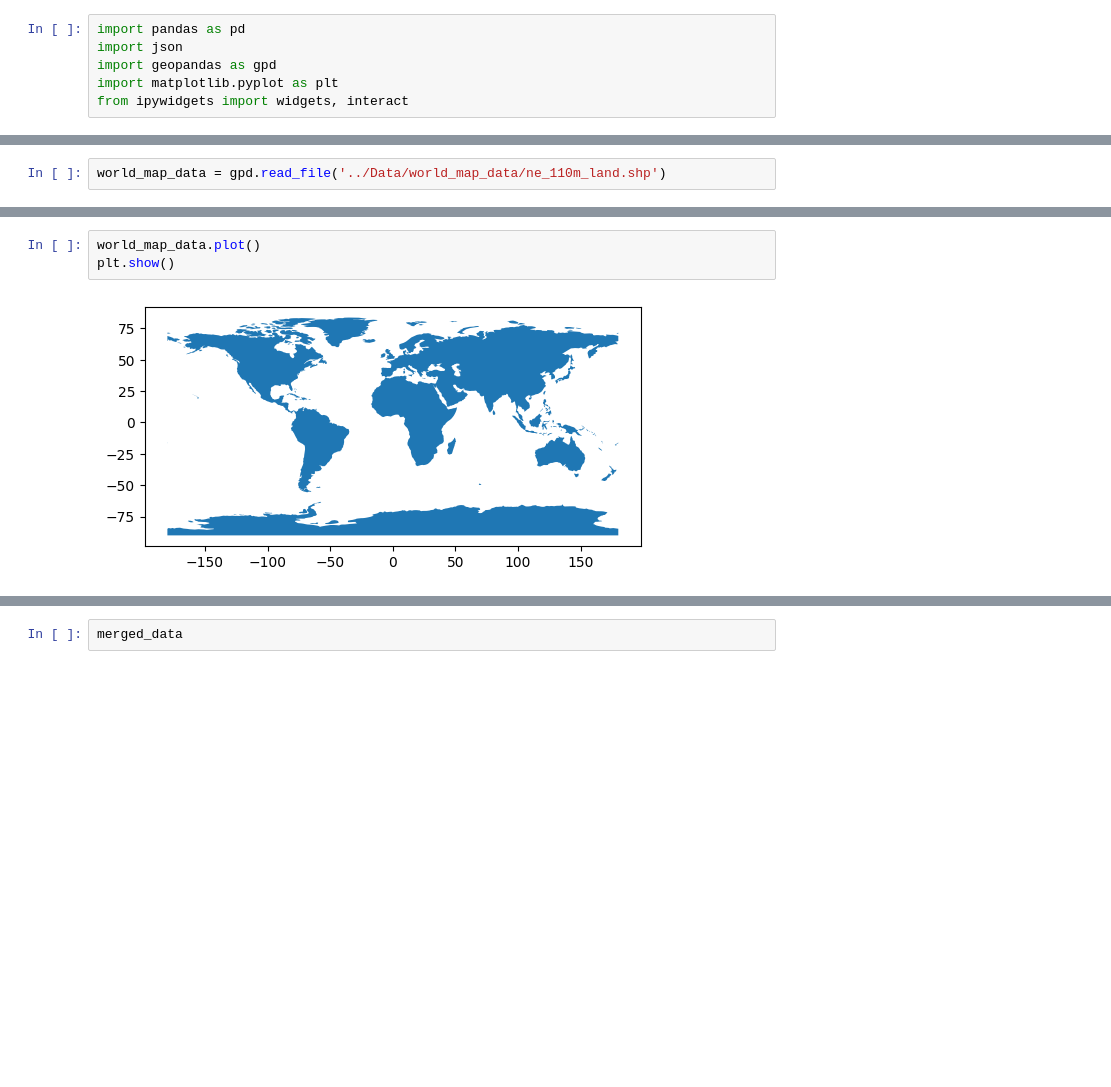
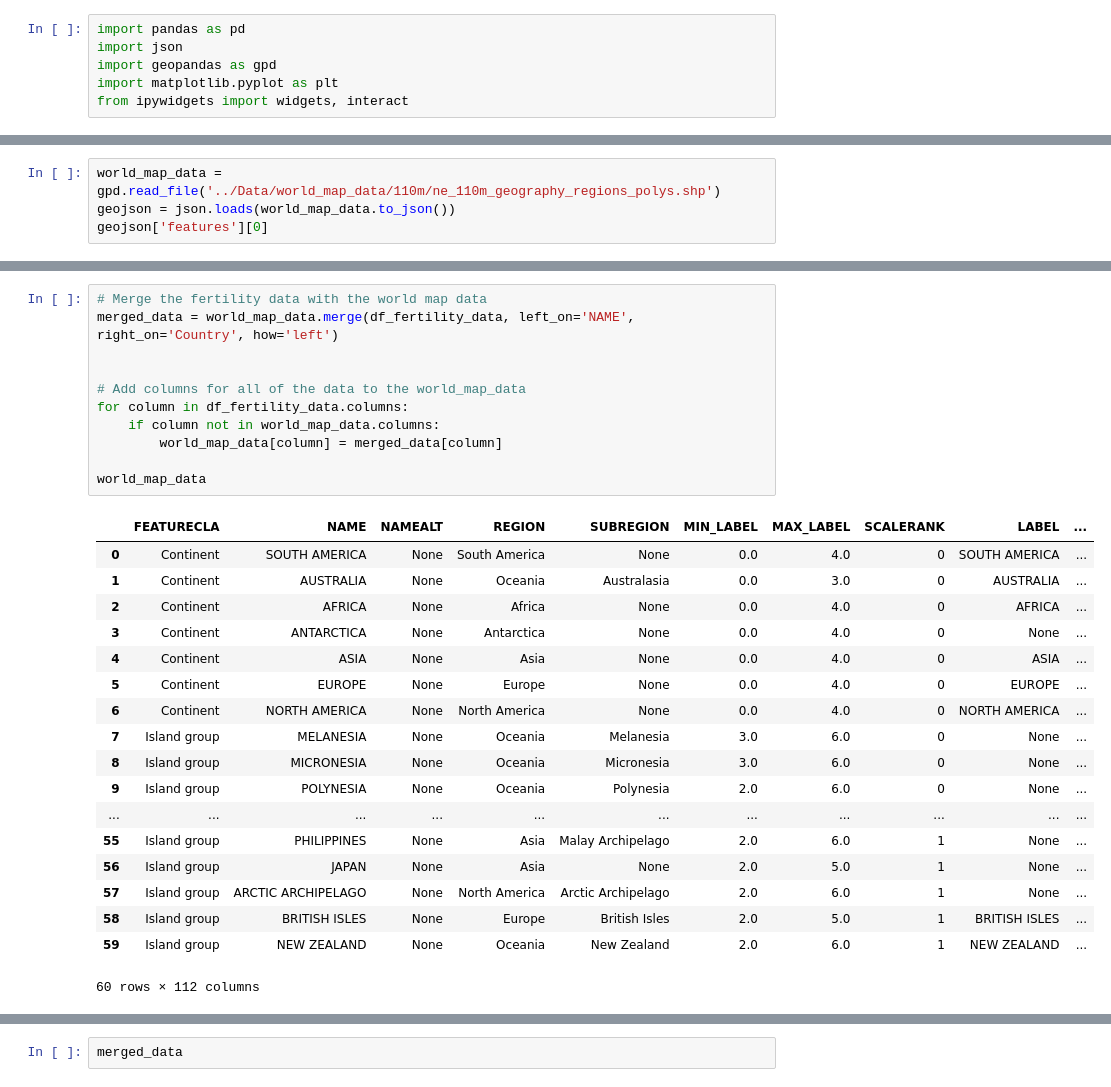
Before and after one commit to DJ-Greenwood/Population-decline, a Jupyter notebook: notebooks/data_vis.ipynb, the cells around one changed output, grey strips where cells are left out. Cells and saved outputs as stored; diff of their text form; blank space fills up the shorter version.

```diff
--- a/notebooks/data_vis.ipynb
+++ b/notebooks/data_vis.ipynb
@@ -47,2 +43,4 @@ df_ferility_data = df_ferility_data.transpose()
 # %%
-world_map_data = gpd.read_file('../Data/world_map_data/ne_110m_land.shp')
+world_map_data = gpd.read_file('../Data/world_map_data/110m/ne_110m_geography_regions_polys.shp')
+geojson = json.loads(world_map_data.to_json())
+geojson['features'][0]
@@ -49,5 +65,30 @@ world_map_data = gpd.read_file('../Data/world_map_data/ne_110m_land.shp')
-# %%
-world_map_data.plot()
-plt.show()
-# %% [output]
-[figure, removed]
+# %%
+# Merge the fertility data with the world map data
+merged_data = world_map_data.merge(df_fertility_data, left_on='NAME', right_on='Country', how='left')
+
+
+# Add columns for all of the data to the world_map_data
+for column in df_fertility_data.columns:
+    if column not in world_map_data.columns:
+        world_map_data[column] = merged_data[column]
+
+world_map_data
+# %% [output]
+|  | FEATURECLA | NAME | NAMEALT | REGION | SUBREGION | MIN_LABEL | MAX_LABEL | SCALERANK | LABEL | ... |
+| 0 | Continent | SOUTH AMERICA | None | South America | None | 0.0 | 4.0 | 0 | SOUTH AMERICA | ... |
+| 1 | Continent | AUSTRALIA | None | Oceania | Australasia | 0.0 | 3.0 | 0 | AUSTRALIA | ... |
+| 2 | Continent | AFRICA | None | Africa | None | 0.0 | 4.0 | 0 | AFRICA | ... |
+| 3 | Continent | ANTARCTICA | None | Antarctica | None | 0.0 | 4.0 | 0 | None | ... |
+| 4 | Continent | ASIA | None | Asia | None | 0.0 | 4.0 | 0 | ASIA | ... |
+| 5 | Continent | EUROPE | None | Europe | None | 0.0 | 4.0 | 0 | EUROPE | ... |
+| 6 | Continent | NORTH AMERICA | None | North America | None | 0.0 | 4.0 | 0 | NORTH AMERICA | ... |
+| 7 | Island group | MELANESIA | None | Oceania | Melanesia | 3.0 | 6.0 | 0 | None | ... |
+| 8 | Island group | MICRONESIA | None | Oceania | Micronesia | 3.0 | 6.0 | 0 | None | ... |
+| 9 | Island group | POLYNESIA | None | Oceania | Polynesia | 2.0 | 6.0 | 0 | None | ... |
+| ... | ... | ... | ... | ... | ... | ... | ... | ... | ... | ... |
+| 55 | Island group | PHILIPPINES | None | Asia | Malay Archipelago | 2.0 | 6.0 | 1 | None | ... |
+| 56 | Island group | JAPAN | None | Asia | None | 2.0 | 5.0 | 1 | None | ... |
+| 57 | Island group | ARCTIC ARCHIPELAGO | None | North America | Arctic Archipelago | 2.0 | 6.0 | 1 | None | ... |
+| 58 | Island group | BRITISH ISLES | None | Europe | British Isles | 2.0 | 5.0 | 1 | BRITISH ISLES | ... |
+| 59 | Island group | NEW ZEALAND | None | Oceania | New Zealand | 2.0 | 6.0 | 1 | NEW ZEALAND | ... |
+60 rows × 112 columns
```
Also changed, not shown: parts of 12 cells of this notebook, 16 other files.
